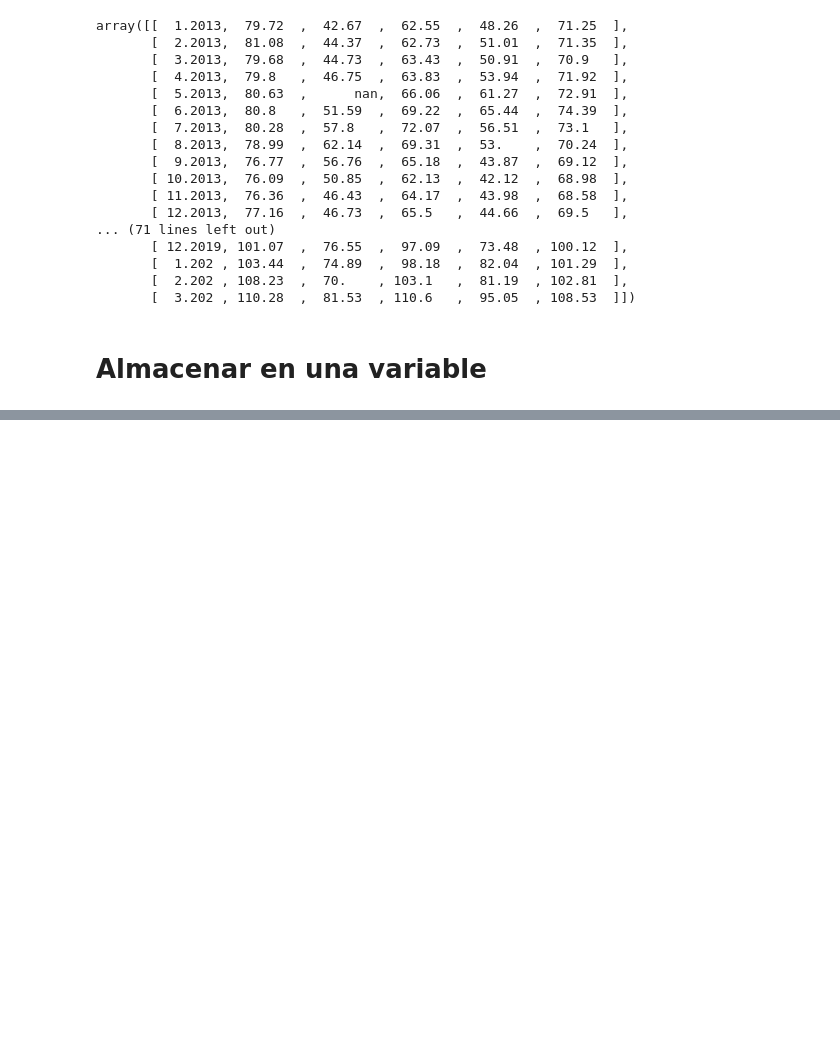
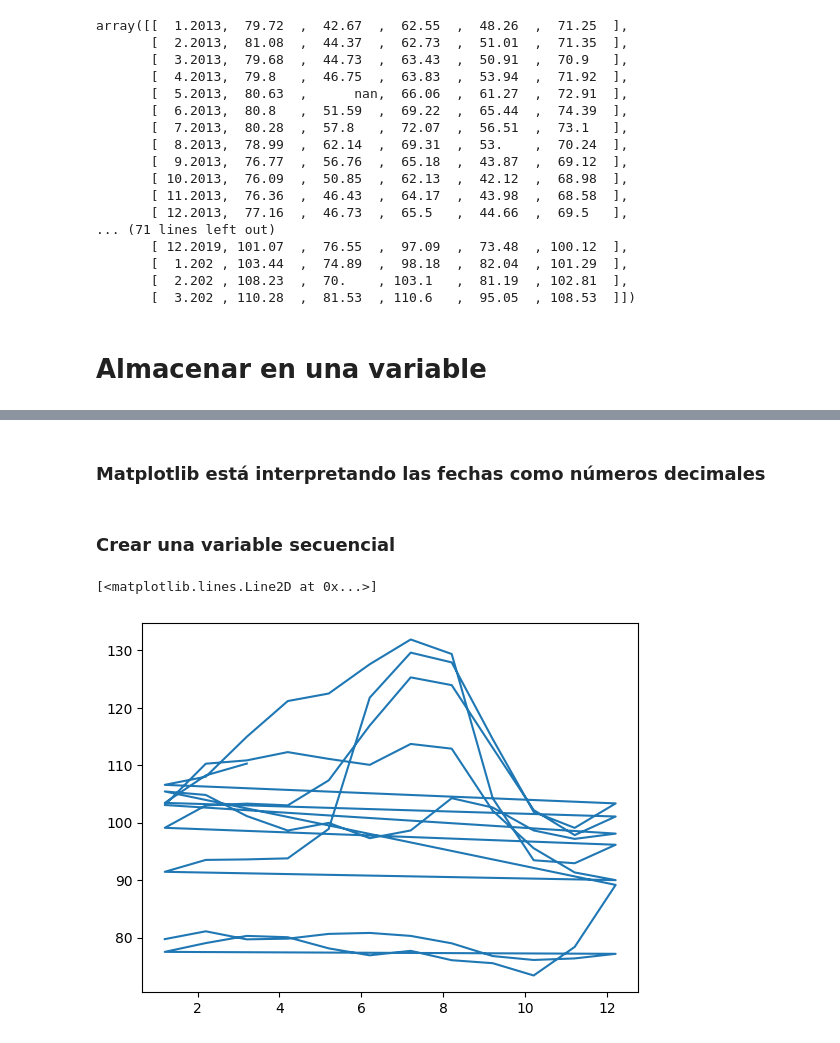
Before and after one commit to JoseIng-EO/2044-numpy-analisis-numerico-eficiente-con-python_1, a Jupyter notebook: Numpy.ipynb, the cells around one changed output, grey strips where cells are left out. Drawn from its saved outputs; the diff is of its cells as text; code cells hidden in the pictures; blank space fills up the shorter version.

```diff
--- a/Numpy.ipynb
+++ b/Numpy.ipynb
@@ -117,0 +177,9 @@ datos_transpuestos = datos.T
+# %% [markdown]
+### Matplotlib está interpretando las fechas como números decimales
+# %% [markdown]
+### Crear una variable secuencial
+# %%
+plt.plot(fechas,precios[:,0])
+# %% [output]
+[<matplotlib.lines.Line2D at 0x...>]
+[figure, added]
```
Also changed, not shown: parts of 14 cells of this notebook.
